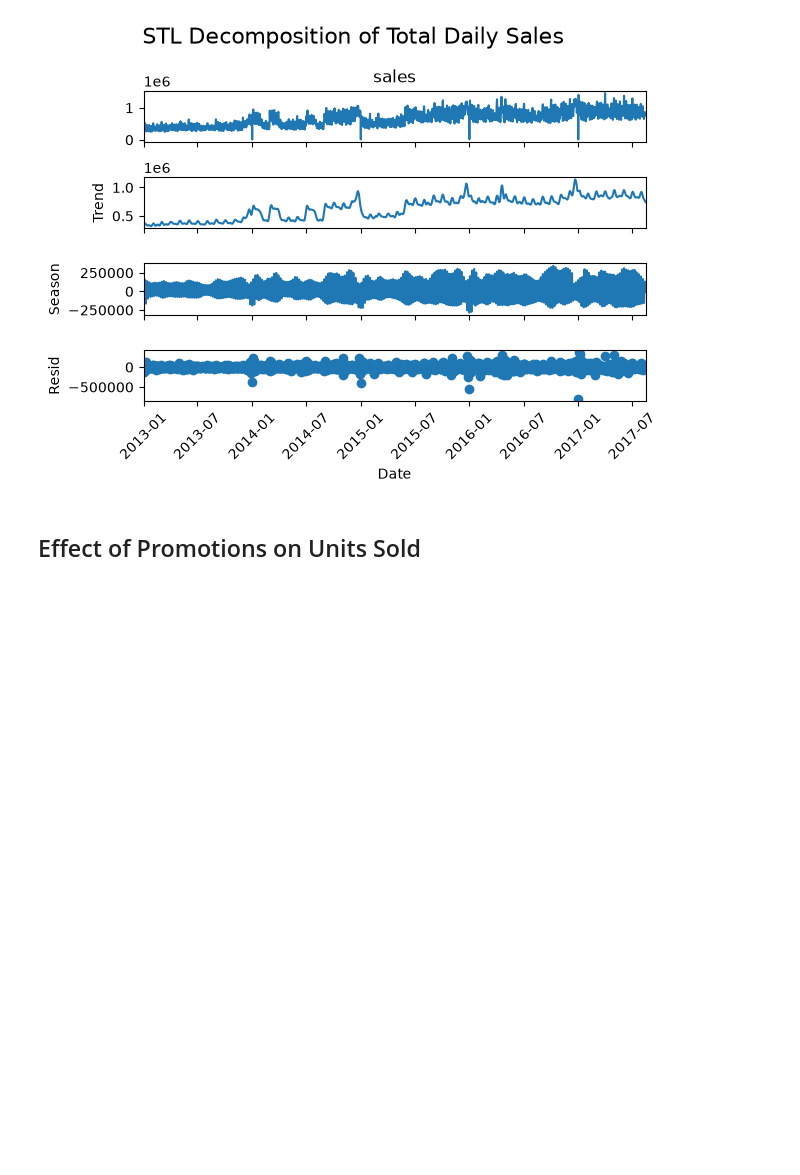
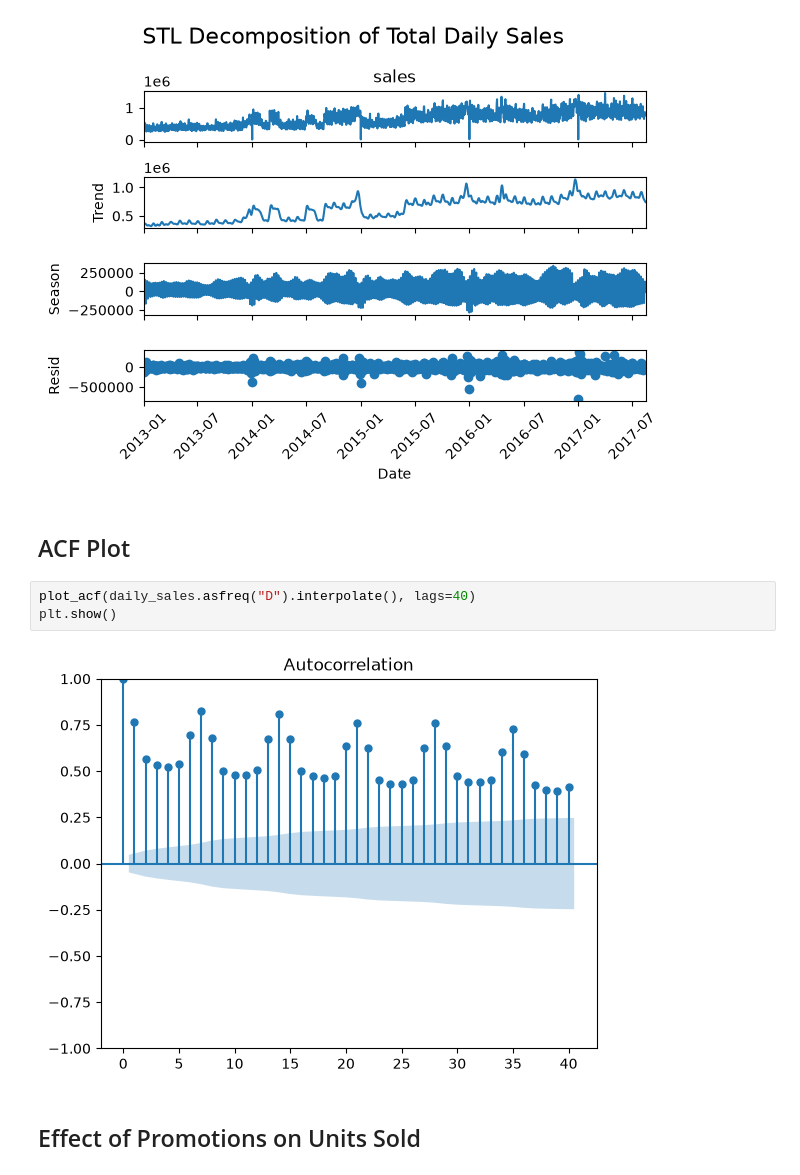
Before and after one commit to jandersen12/favorita-demand-forecasting, a Jupyter notebook: notebooks/01-eda.ipynb, the cells around one changed output. Saved outputs shown, nothing was run; the diff lists cells and outputs as text; blank space fills up the shorter version.

Commit message:
Add ACF plot to analysis

```diff
--- a/notebooks/01-eda.ipynb
+++ b/notebooks/01-eda.ipynb
@@ -145,6 +147,13 @@ plt.xticks(rotation=45)
 plt.tight_layout()
 # %% [output]
 [figure]
+# %% [markdown]
+## ACF Plot
+# %%
+plot_acf(daily_sales.asfreq("D").interpolate(), lags=40)
+plt.show()
+# %% [output]
+[figure, added]
 # %% [markdown]
 ## Effect of Promotions on Units Sold
 # %%
```
Also changed, not shown: parts of 2 cells of this notebook.
